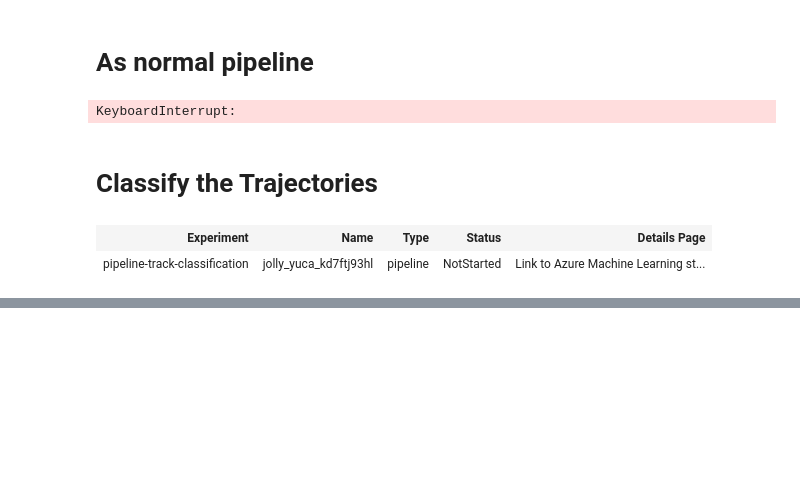
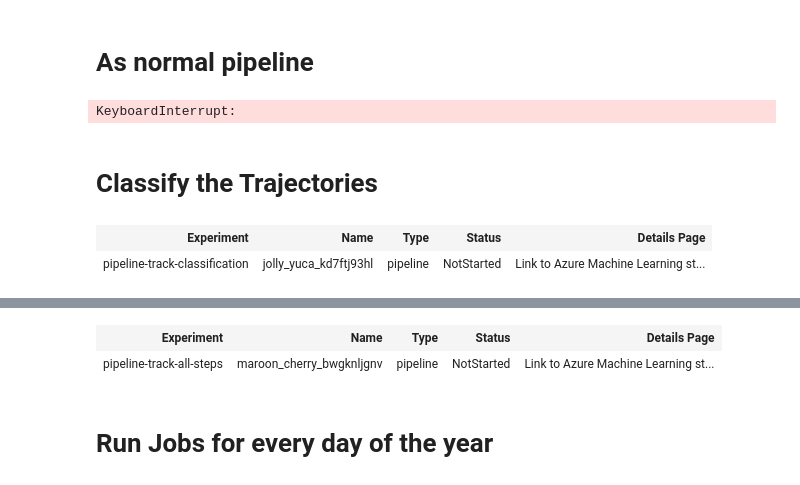
Before and after one commit to axpogroup/AXH-SonarFish, a Jupyter notebook: run_on_azure/launch_kalman_tracking_azure.ipynb, the cells around one changed output, grey strips where cells are left out. Cells and saved outputs as stored; diff of their text form; code cells hidden in the pictures; blank space fills up the shorter version.

```diff
--- a/run_on_azure/launch_kalman_tracking_azure.ipynb
+++ b/run_on_azure/launch_kalman_tracking_azure.ipynb
@@ -192,0 +195,4 @@ pipeline_job_run
+# %%
+from azure.ai.ml import load_component
+
+run_tracking = load_component(source="./components/kalman_tracking/tracking.yml")
@@ -192,0 +323,60 @@ pipeline_job_run
+# %%
+import shutil
+from azure.ai.ml import load_component
+
+path_on_datastore = 'stroppel_videos/2023-03-28/'
+intermediate_path_on_datastore = 'stroppel_tracking_intermediate_data/2023-03-28/'
+output_path_on_datastore = 'stroppel_tracking_output/2023-03-28/'
+
+# path_on_datastore = 'stroppel_videos/_sanity_check_one_file/'
+# intermediate_path_on_datastore = 'stroppel_tracking_intermediate_data/_sanity_check_one_file/'
+# output_path_on_datastore = 'stroppel_tracking_output/_sanity_check_second_file/'
+
+# long-form Datastore uri format:
+uri_input = f'{uri}{path_on_datastore}'
+uri_intermediate_data = f'{uri}{intermediate_path_on_datastore}'
+uri_output = f'{uri}{output_path_on_datastore}'
+uri_train_val_data = f'{uri}stroppel_classification/train_data/cached_features/'
+uri_train_val_gt_data = f'{uri}stroppel_classification/train_data/ground_truth_tracks/'
+
+generate_videos_with_detections = False
+
+
+if generate_videos_with_detections:
+    pipeline_job = tracking_all_steps(
+        input_data=Input(type=AssetTypes.URI_FOLDER, path=uri_input, mode=InputOutputModes.DOWNLOAD),
+        train_val_data=Input(type=AssetTypes.URI_FOLDER, path=uri_train_val_data, mode=InputOutputModes.DOWNLOAD),
+        train_val_gt_data=Input(type=AssetTypes.URI_FOLDER, path=uri_train_val_gt_data, mode=InputOutputModes.DOWNLOAD),
+        output_data_uri=uri_output,
+        indermediate_data_uri=uri_intermediate_data,
+    )
+    pipeline_job.outputs.detections = Output(type="uri_folder", path=uri_output, mode=InputOutputModes.RW_MOUNT)
+    pipeline_job.tags = {"date": "2023-03-28"}
+else:
+    pipeline_job = tracking_base_steps(
+        input_data=Input(type=AssetTypes.URI_FOLDER, path=uri_input, mode=InputOutputModes.DOWNLOAD),
+        train_val_data=Input(type=AssetTypes.URI_FOLDER, path=uri_train_val_data, mode=InputOutputModes.DOWNLOAD),
+        train_val_gt_data=Input(type=AssetTypes.URI_FOLDER, path=uri_train_val_gt_data, mode=InputOutputModes.DOWNLOAD),
+        indermediate_data_uri=uri_intermediate_data,
+    )
+    pipeline_job.outputs.classified_detection_videos_dir = Output(type="uri_folder", path=uri_output, mode=InputOutputModes.RW_MOUNT)
+    pipeline_job.tags = {"date": "2023-03-28"}
+
+# copy library files to job source directory temporarily
+pth_cls = './components/classification/src/analysis/classification_utils/'
+shutil.copytree('../analysis/classification_utils/', pth_cls)
+pth = './components/kalman_tracking/src/algorithm/'
+shutil.copytree('../algorithm/', pth)
+
+pipeline_job_run = ml_client.jobs.create_or_update(
+    pipeline_job, experiment_name="pipeline-track-all-steps"
+)
+
+shutil.rmtree(pth)
+shutil.rmtree(pth_cls)
+pipeline_job_run
+# %% [output]
+| Experiment | Name | Type | Status | Details Page |
+| pipeline-track-all-steps | maroon_cherry_bwgknljgnv | pipeline | NotStarted | Link to Azure Machine Learning st... |
+# %% [markdown]
+# Run Jobs for every day of the year
```
Also changed, not shown: parts of 12 cells of this notebook, 8 other files.
